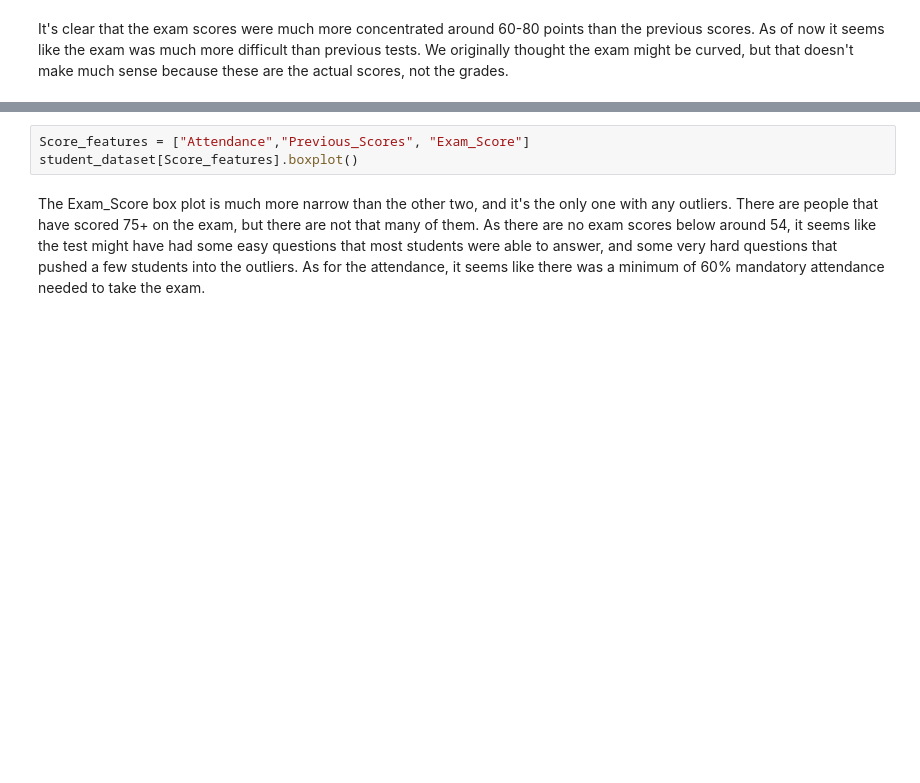
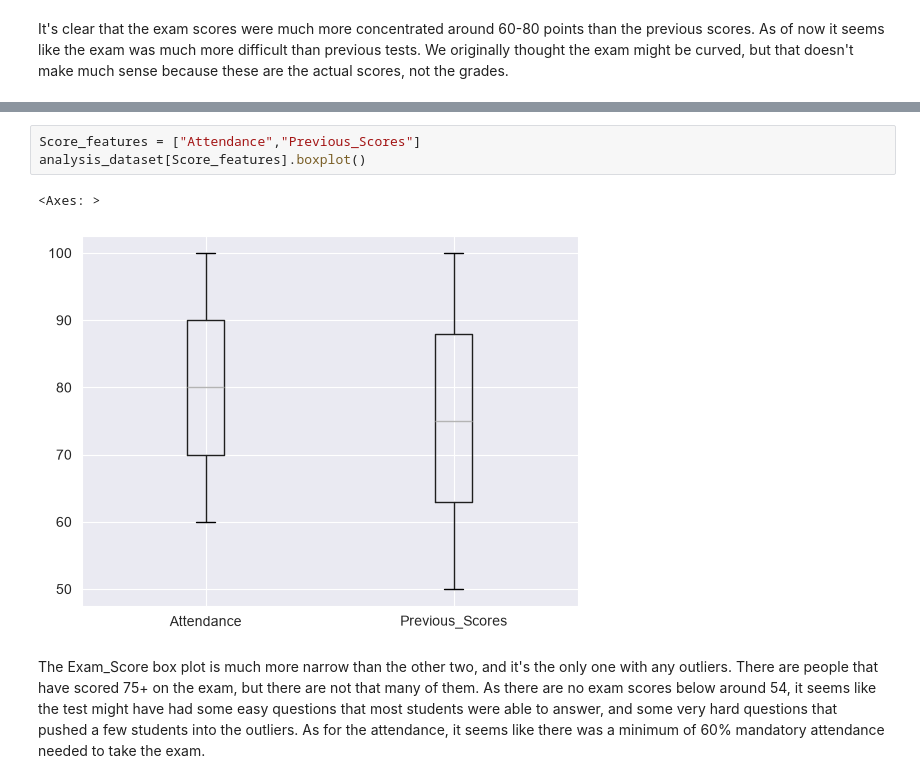
Before and after one commit to Wilbnil/Prakmas-2026, a Jupyter notebook: Oblig 1/Training and Evaluating Baseline Models.ipynb, the cells around one changed output, grey strips where cells are left out. Saved outputs shown, nothing was run; the diff lists cells and outputs as text; blank space fills up the shorter version.

```diff
--- a/Oblig 1/Training and Evaluating Baseline Models.ipynb
+++ b/Oblig 1/Training and Evaluating Baseline Models.ipynb
@@ -189,6 +307,9 @@ student_dataset.boxplot()
 # %%
-Score_features = ["Attendance","Previous_Scores", "Exam_Score"]
-student_dataset[Score_features].boxplot()
+Score_features = ["Attendance","Previous_Scores"]
+analysis_dataset[Score_features].boxplot()
+# %% [output]
+<Axes: >
+[figure, added]
 # %% [markdown]
 The Exam_Score box plot is much more narrow than the other two, and it's the only one with any outliers. There are people that have scored 75+ on the exam, but there are not that many of them. As there are no exam scores below around 54, it seems like the test might have had some easy questions that most students were able to answer, and some very hard questions that pushed a few students into the outliers. As for the attendance, it seems like there was a minimum of 60% mandatory attendance needed to take the exam.
 # %%
```
Also changed, not shown: parts of 29 cells of this notebook.
